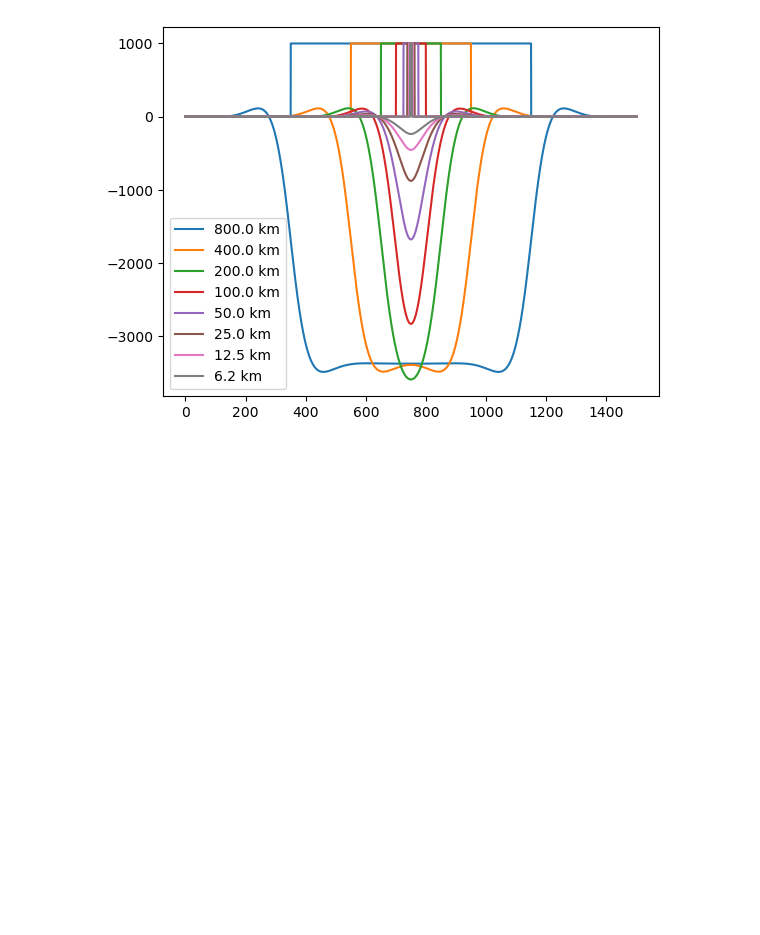
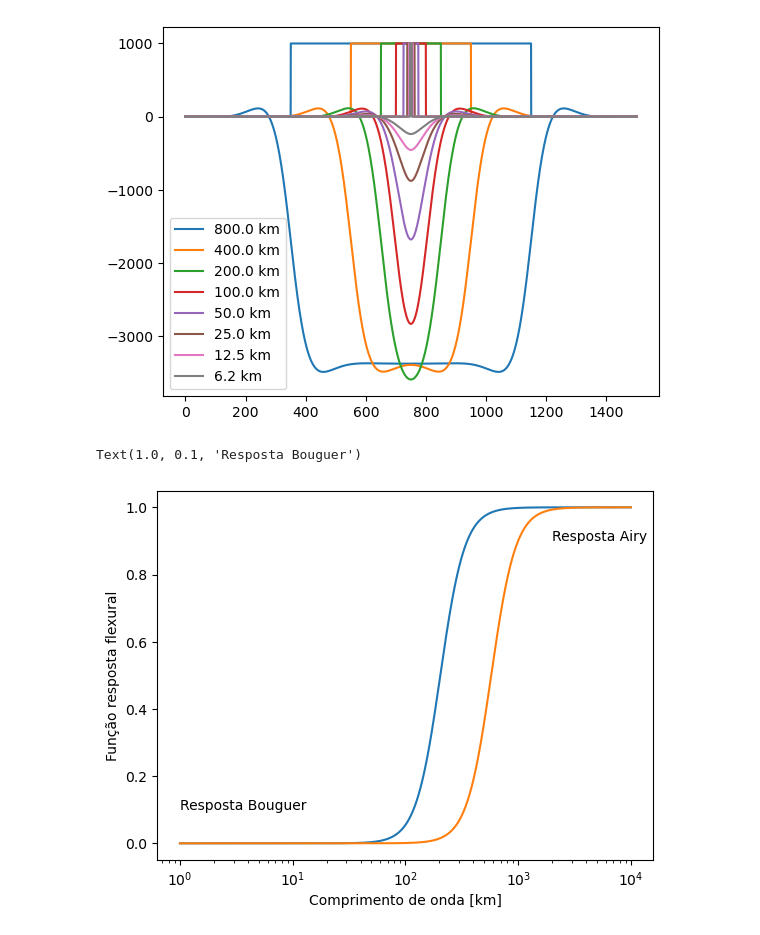
Before and after one commit to YagoMCastro/bacias-msc-2024, a Jupyter notebook: notebooks/classes/resposta_flexural.ipynb, the cells around one changed output. Drawn from its saved outputs; the diff is of its cells as text; code cells hidden in the pictures; blank space fills up the shorter version.

Commit message:
Implement flexural response

```diff
--- a/notebooks/classes/resposta_flexural.ipynb
+++ b/notebooks/classes/resposta_flexural.ipynb
@@ -89,3 +89,36 @@ plt.legend()
 # %% [output]
 <matplotlib.legend.Legend at 0x...>
 [figure]
+# %%
+def flexural_response(lamb, Te):
+    rhom = 3300.0
+    rhoi = 2500.0
+
+    g = 10.0
+
+    E = 1.e11 # Módulo de elasticidade [Pa]
+    v = 0.25 # poisson
+
+    D = E*Te**3/(12*(1-v**2))
+    k = 2*np.pi/lamb
+
+    phi = 1.0/(1.0+D*k**4/(g*(rhom-rhoi)))
+    return phi
+
+lamb = np.arange(1.0, 10e3,1.0)
+lamb *= 1000
+
+phi = flexural_response(lamb, 10e3)
+plt.semilogx(lamb/1000, phi, label="$T_e=10$ km")
+
+
+phi = flexural_response(lamb, 40e3)
+plt.semilogx(lamb/1000, phi, label="$T_e=40$ km")
+
+plt.xlabel("Comprimento de onda [km]")
+plt.ylabel("Função resposta flexural")
+plt.text(2*1e3, 0.90, "Resposta Airy")
+plt.text(1*1e0, 0.10, "Resposta Bouguer")
+# %% [output]
+Text(1.0, 0.1, 'Resposta Bouguer')
+[figure, added]
```
